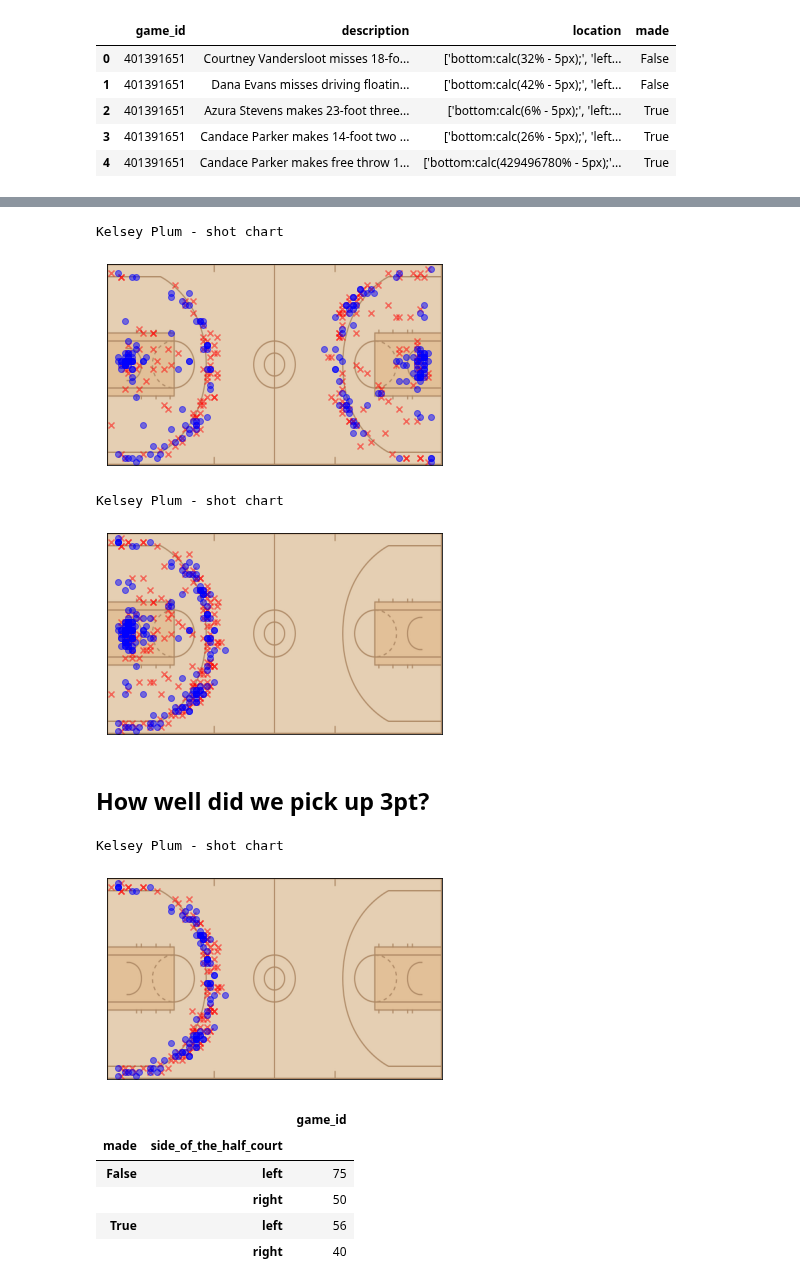
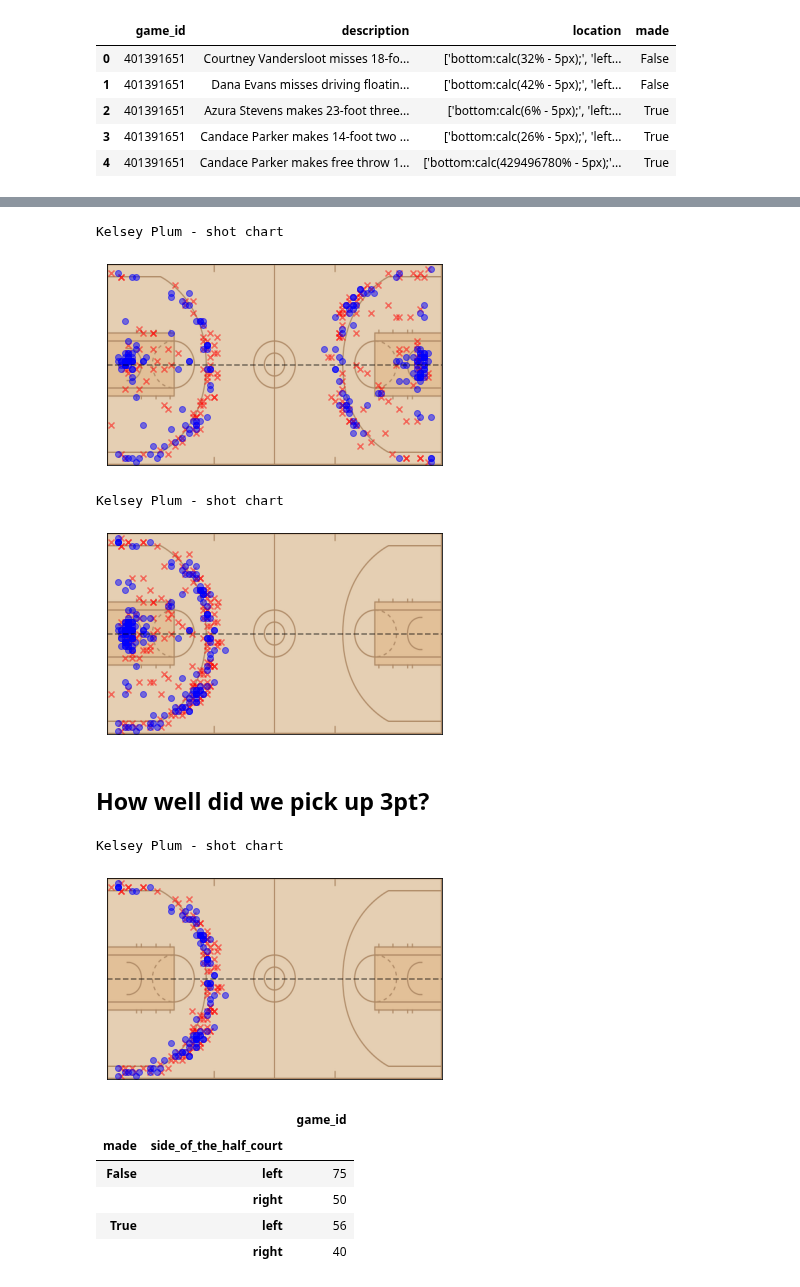
Before and after one commit to dpasse/monte, a Jupyter notebook: workspace/wncaa/shot_charts.ipynb, the cells around one changed output, grey strips where cells are left out. Saved outputs shown, nothing was run; the diff lists cells and outputs as text; code cells hidden in the pictures.

```diff
--- a/workspace/wncaa/shot_charts.ipynb
+++ b/workspace/wncaa/shot_charts.ipynb
@@ -195,10 +195,12 @@ x_make, y_make, x_missed, y_missed = get_makes_and_misses_full_court(df_player)
 plt.scatter(x_missed * x_scale, y_missed * y_scale, marker='x', c='red', alpha=.5)
 plt.scatter(x_make * x_scale, y_make * y_scale, marker='o', c='blue', alpha=.5)
 
+plt.axhline(50 * y_scale, c='k', alpha=.5, linestyle= '--')
+
 plt.show()
 # %% [output]
 Kelsey Plum - shot chart
-[figure, old version]
+[figure, new version]
 # %%
 def get_makes_and_misses_half_court(df):
     def get_coordinates(df):
@@ -228,31 +230,35 @@ x_make, y_make, x_missed, y_missed = get_makes_and_misses_half_court(df_player)
 plt.scatter(x_missed * x_scale, y_missed * y_scale, marker='x', c='red', alpha=.5)
 plt.scatter(x_make * x_scale, y_make * y_scale, marker='o', c='blue', alpha=.5)
 
+plt.axhline(50 * y_scale, c='k', alpha=.5, linestyle= '--')
+
 plt.show()
 # %% [output]
 Kelsey Plum - shot chart
-[figure, old version]
+[figure, new version]
 # %% [markdown]
 ## How well did we pick up 3pt?
 # %%
 print(f'{player} - shot chart')
 
 fig, ax = plt.subplots()
 
 ax.imshow(full_court_img)
 
 plt.xticks([])
 plt.yticks([])
 
 x_make, y_make, x_missed, y_missed = get_makes_and_misses_half_court(df_player[df_player.is_3pt])
 
 plt.scatter(x_missed * x_scale, y_missed * y_scale, marker='x', c='red', alpha=.5)
 plt.scatter(x_make * x_scale, y_make * y_scale, marker='o', c='blue', alpha=.5)
 
+plt.axhline(50 * y_scale, c='k', alpha=.5, linestyle= '--')
+
 plt.show()
 # %% [output]
 Kelsey Plum - shot chart
-[figure, old version]
+[figure, new version]
 # %%
 df_player[df_player.is_3pt].groupby(['made', 'side_of_the_half_court']).count()[['game_id']]
 # %% [output]
```
